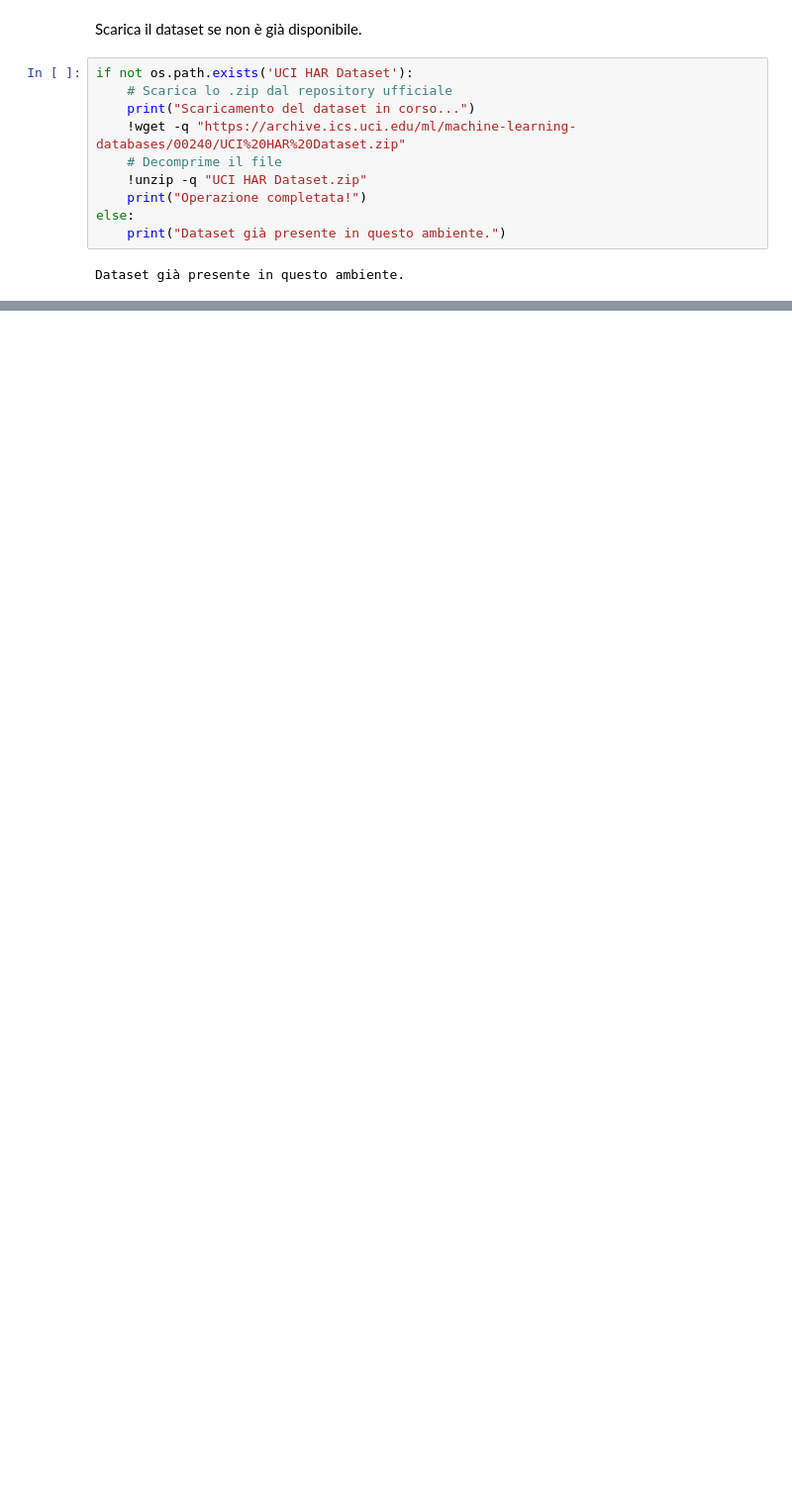
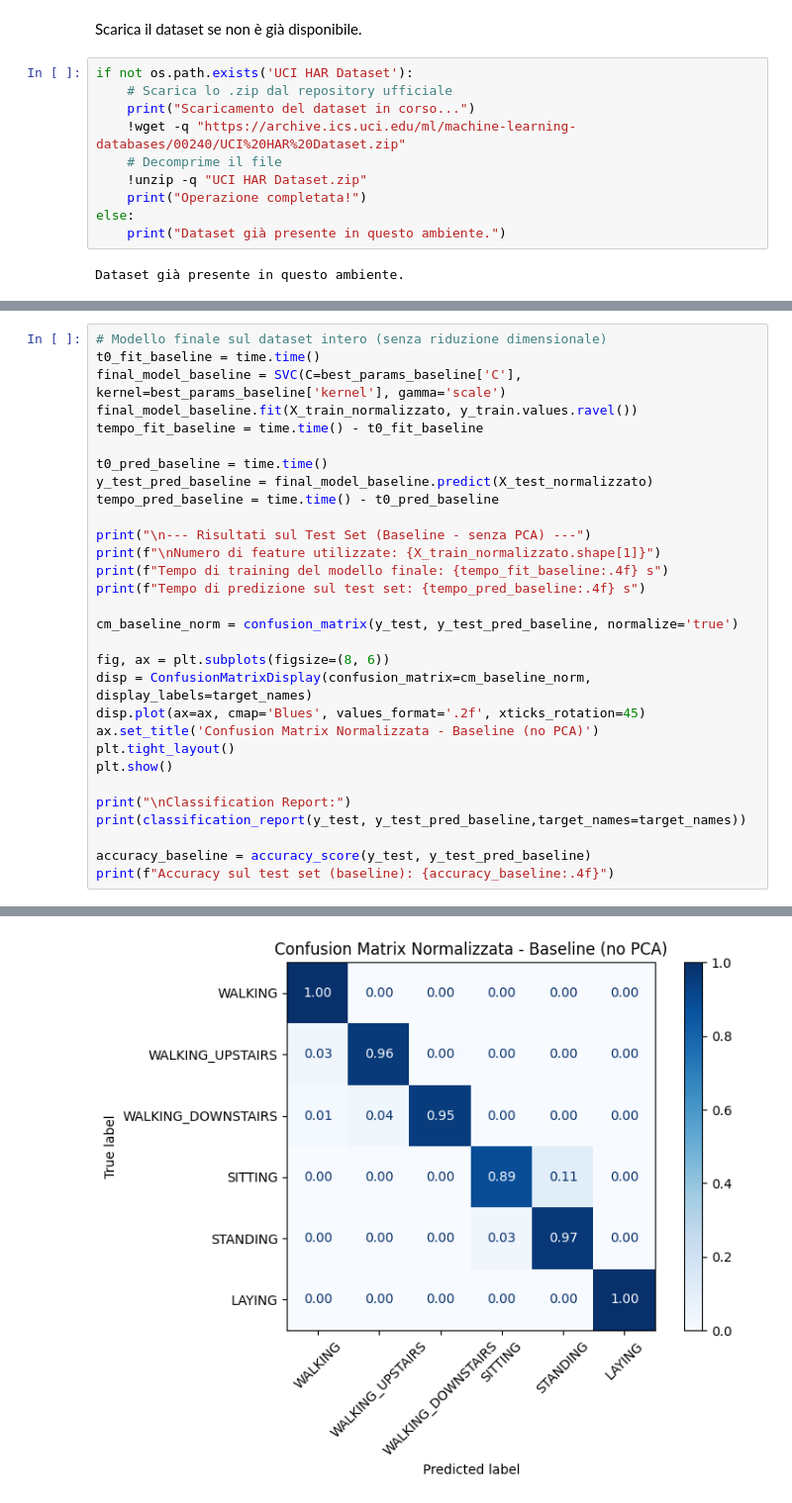
Before and after one commit to quiggiu/human-activity-recognition-with-pca-and-svm-classifier, a Jupyter notebook: human_activity_recognition.ipynb, the cells around one changed output, grey strips where cells are left out. Shown at 99% size. Drawn from its saved outputs; the diff is of its cells as text; blank space fills up the shorter version.

```diff
--- a/human_activity_recognition.ipynb
+++ b/human_activity_recognition.ipynb
@@ -418,0 +415,31 @@ Accuracy sul test set (baseline): 0.9617
+# %%
+# Modello finale sul dataset intero (senza riduzione dimensionale)
+t0_fit_baseline = time.time()
+final_model_baseline = SVC(C=best_params_baseline['C'], kernel=best_params_baseline['kernel'], gamma='scale')
+final_model_baseline.fit(X_train_normalizzato, y_train.values.ravel())
+tempo_fit_baseline = time.time() - t0_fit_baseline
+
+t0_pred_baseline = time.time()
+y_test_pred_baseline = final_model_baseline.predict(X_test_normalizzato)
+tempo_pred_baseline = time.time() - t0_pred_baseline
+
+print("\n--- Risultati sul Test Set (Baseline - senza PCA) ---")
+print(f"\nNumero di feature utilizzate: {X_train_normalizzato.shape[1]}")
+print(f"Tempo di training del modello finale: {tempo_fit_baseline:.4f} s")
+print(f"Tempo di predizione sul test set: {tempo_pred_baseline:.4f} s")
+
+cm_baseline_norm = confusion_matrix(y_test, y_test_pred_baseline, normalize='true')
+
+fig, ax = plt.subplots(figsize=(8, 6))
+disp = ConfusionMatrixDisplay(confusion_matrix=cm_baseline_norm, display_labels=target_names)
+disp.plot(ax=ax, cmap='Blues', values_format='.2f', xticks_rotation=45)
+ax.set_title('Confusion Matrix Normalizzata - Baseline (no PCA)')
+plt.tight_layout()
+plt.show()
+
+print("\nClassification Report:")
+print(classification_report(y_test, y_test_pred_baseline,target_names=target_names))
+
+accuracy_baseline = accuracy_score(y_test, y_test_pred_baseline)
+print(f"Accuracy sul test set (baseline): {accuracy_baseline:.4f}")
+# %% [output]
@@ -418,0 +451 @@ Accuracy sul test set (baseline): 0.9617
+[figure, added]
```
Also changed, not shown: parts of 14 cells of this notebook.
